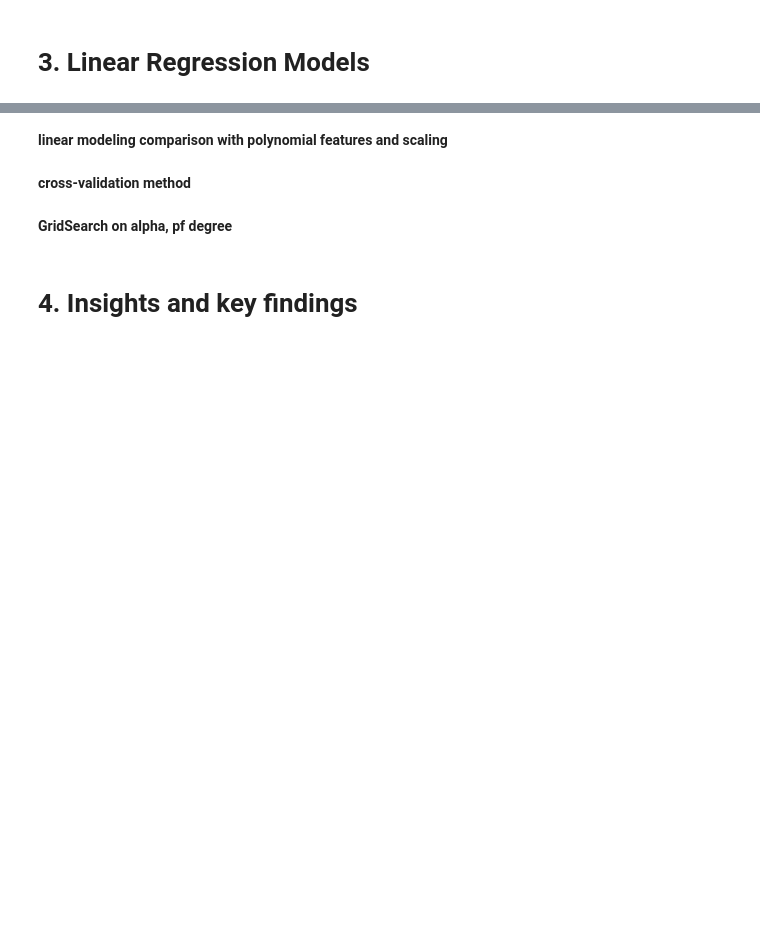
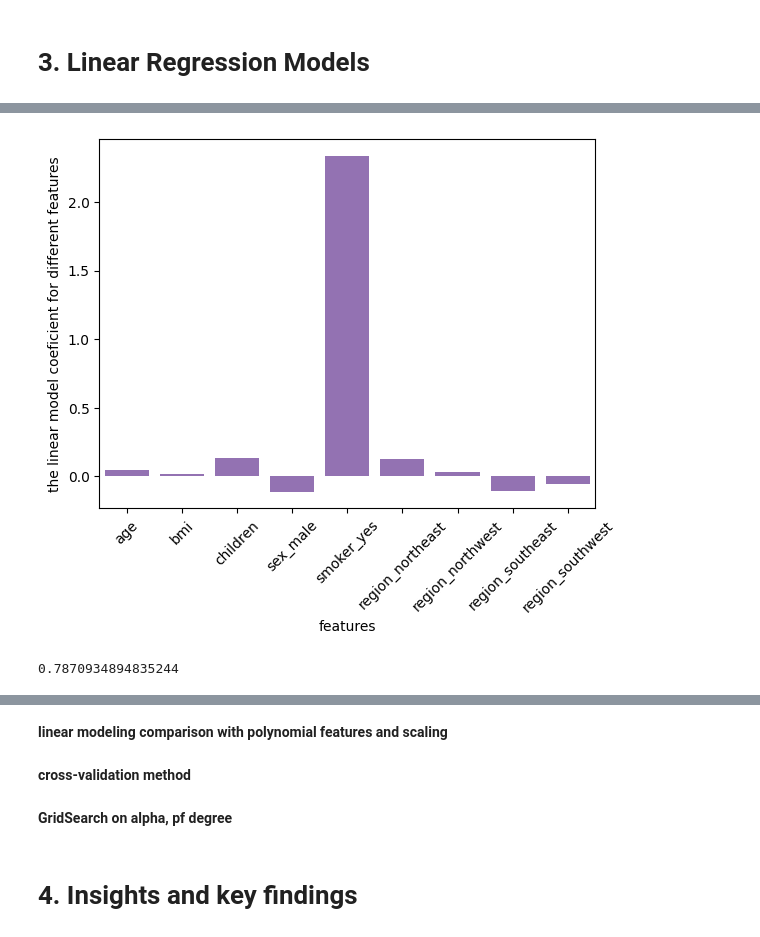
Before and after one commit to MassGH2023/Regression-Models, a Jupyter notebook: Insurance LM.ipynb, the cells around one changed output, grey strips where cells are left out. Saved outputs shown, nothing was run; the diff lists cells and outputs as text; code cells hidden in the pictures; blank space fills up the shorter version.

```diff
--- a/Insurance LM.ipynb
+++ b/Insurance LM.ipynb
@@ -188,0 +235,4 @@ True
+# %%
+X = df[[x for x in df.columns if x !=target]]
+ybc = y_bc
+y = df[target]
@@ -188,0 +245,2 @@ True
+# %%
+X_train, X_test, y_train, y_test = train_test_split(X, y_bc, test_size= 0.3, random_state= 42)
@@ -188,0 +253,15 @@ True
+# %%
+sns.barplot(y =lm.coef_, x = X.columns, color = colors[4])
+plt.xticks(rotation=45)
+plt.ylabel('the linear model coeficient for different features')
+plt.xlabel('features')
+plt.show()
+# %% [output]
+[figure, added]
+# %%
+from sklearn.pipeline import Pipeline
+estimator = Pipeline([('scaler', StandardScaler()), ('lm', LinearRegression())])
+estimator.fit(X_train, y_train)
+r2_score(y_test, estimator.predict(X_test))
+# %% [output]
+0.7870934894835244
```
Also changed, not shown: parts of 17 cells of this notebook.
